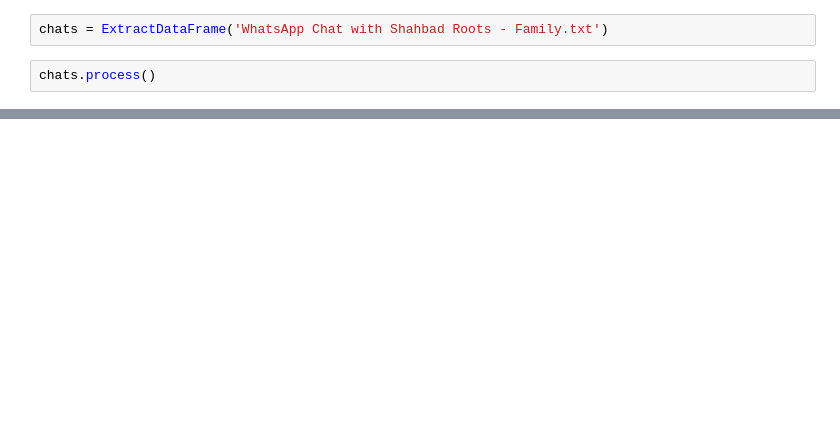
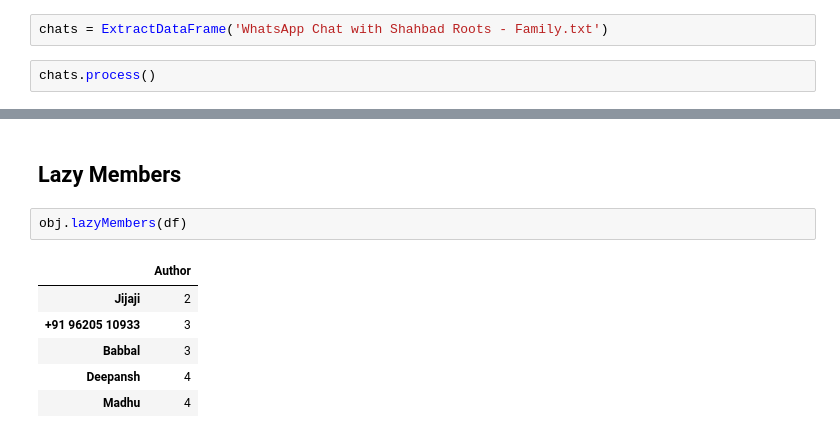
Before and after one commit to kaustubhgupta/WhatsApp-Groups-Analyser, a Jupyter notebook: WhatsApp-Analyser.ipynb, the cells around one changed output, grey strips where cells are left out. Cells and saved outputs as stored; diff of their text form; blank space fills up the shorter version.

```diff
--- a/WhatsApp-Analyser.ipynb
+++ b/WhatsApp-Analyser.ipynb
@@ -107,0 +350,11 @@ chats.dataframe()
+# %% [markdown]
+## Lazy Members
+# %%
+obj.lazyMembers(df)
+# %% [output]
+|  | Author |
+| Jijaji | 2 |
+| +91 96205 10933 | 3 |
+| Babbal | 3 |
+| Deepansh | 4 |
+| Madhu | 4 |
```
Also changed, not shown: parts of 27 cells of this notebook.
